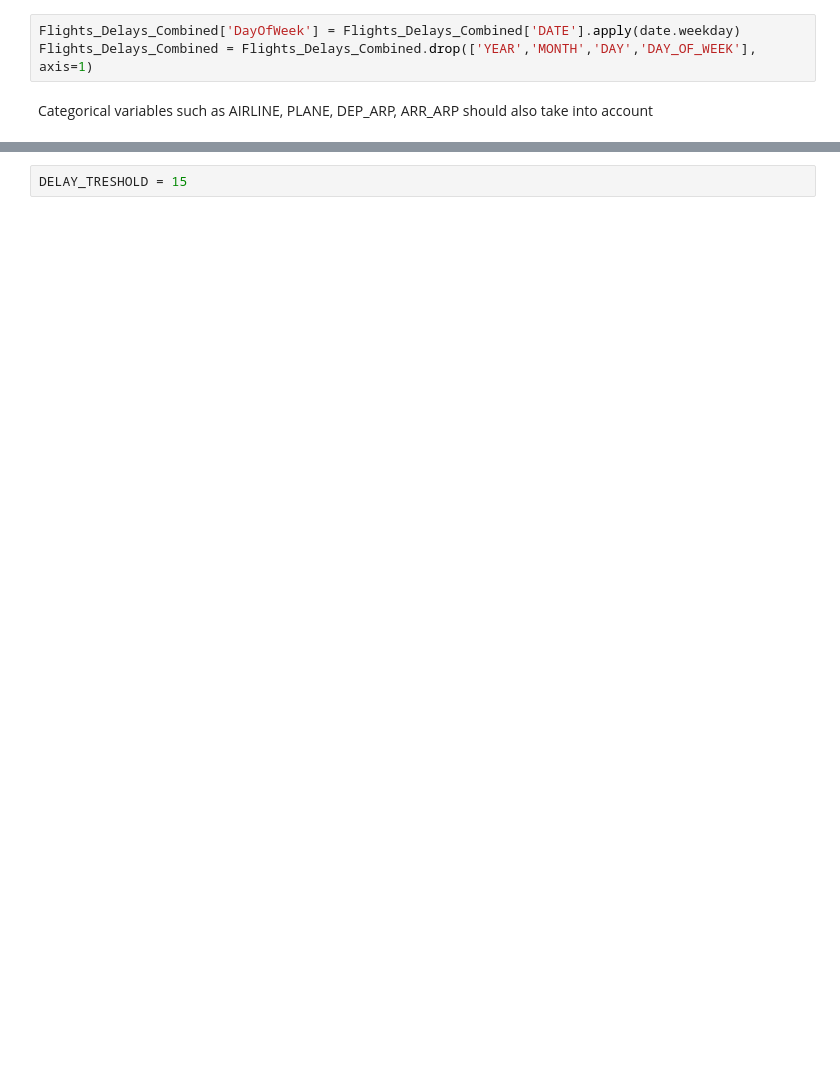
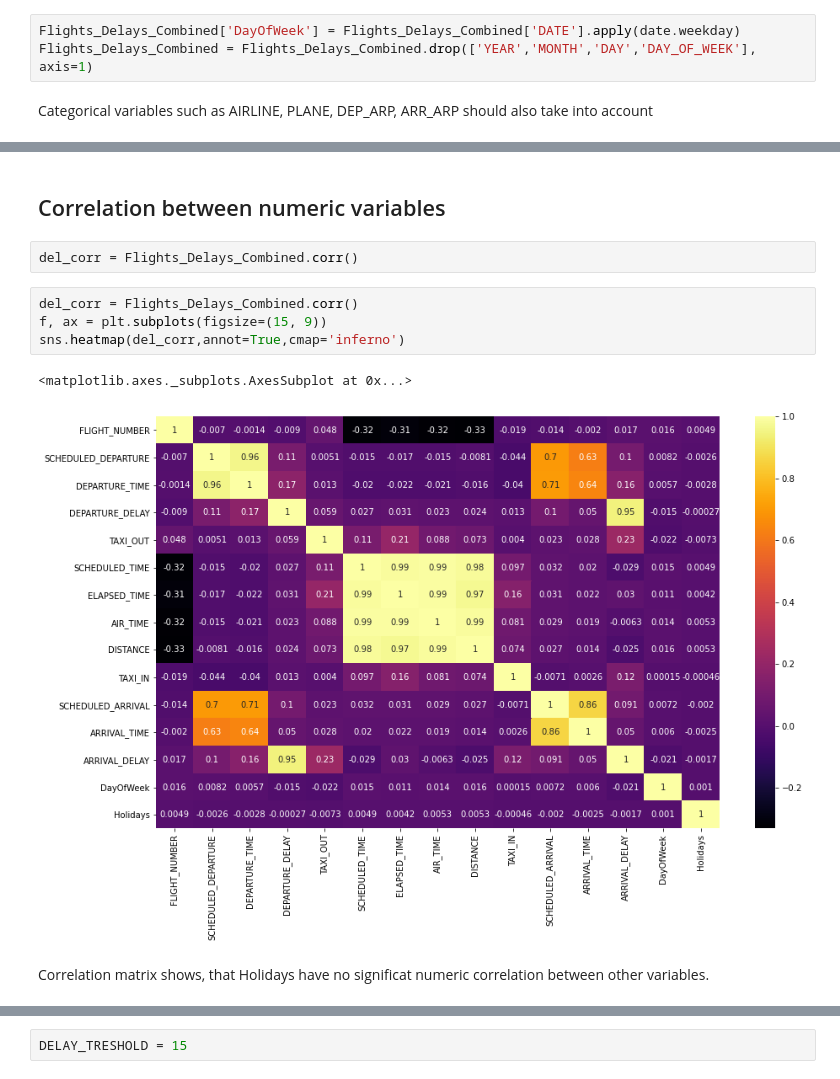
Before and after one commit to DamianS21/Flight-Delay, a Jupyter notebook: Flights_delays.ipynb, the cells around one changed output, grey strips where cells are left out. Cells and saved outputs as stored; diff of their text form; blank space fills up the shorter version.

```diff
--- a/Flights_delays.ipynb
+++ b/Flights_delays.ipynb
@@ -353,0 +544,13 @@ Flights_Delays_Combined = Flights_Delays_Combined.drop(['YEAR','MONTH','DAY','DA
+# %% [markdown]
+## Correlation between numeric variables
+# %%
+del_corr = Flights_Delays_Combined.corr()
+# %%
+del_corr = Flights_Delays_Combined.corr()
+f, ax = plt.subplots(figsize=(15, 9))
+sns.heatmap(del_corr,annot=True,cmap='inferno')
+# %% [output]
+<matplotlib.axes._subplots.AxesSubplot at 0x...>
+[figure, added]
+# %% [markdown]
+Correlation matrix shows, that Holidays have no significat numeric correlation between other variables.
```
Also changed, not shown: parts of 140 cells of this notebook.
